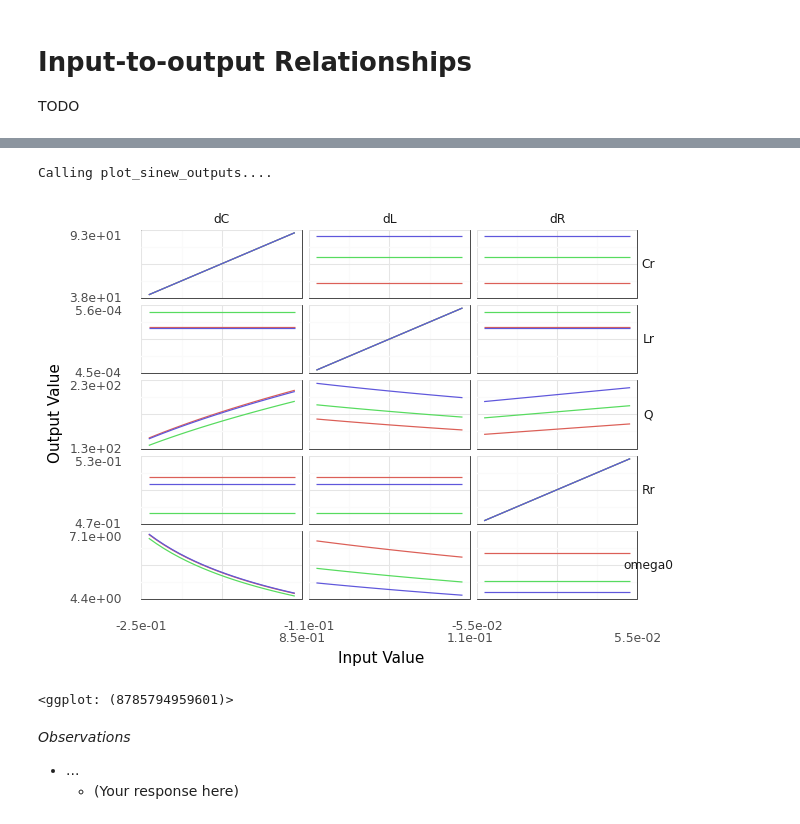
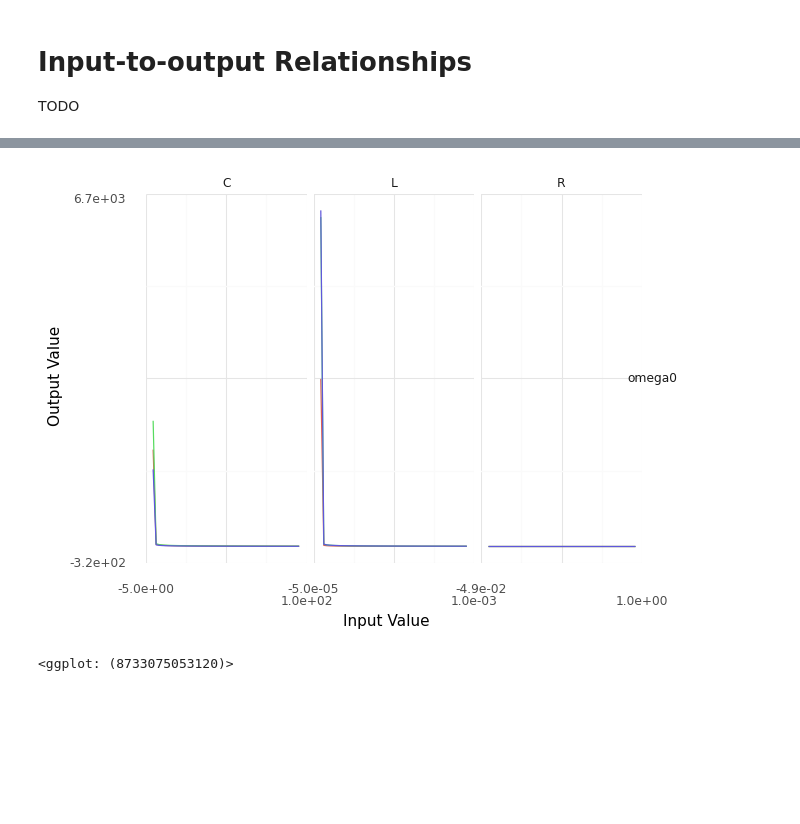
Before and after one commit to zdelrosario/evc-course, a Jupyter notebook: exercises/e-grama04-ema-master.ipynb, the cells around one changed output, grey strips where cells are left out. Drawn from its saved outputs; the diff is of its cells as text; code cells hidden in the pictures; blank space fills up the shorter version.

```diff
--- a/exercises/e-grama04-ema-master.ipynb
+++ b/exercises/e-grama04-ema-master.ipynb
@@ -316,19 +393,12 @@ Calling plot_corrtile....
 # %%
 (
     md_circuit
-# solution-begin
-    >> gr.ev_sinews(df_det="nom", n_density=20)
-    >> gr.pt_auto()
-# solution-end
+    >> gr.ev_sinews(df_det="swp", n_density=50)
+    >> gr.pt_sinew_outputs(
+        var=["L", "R", "C"],
+        out=["omega0"],
+    )
 )
 # %% [output]
+[figure, new version]
-Calling plot_sinew_outputs....
+<ggplot: (8733075053120)>
-[figure, old version]
-<ggplot: (8785794959601)>
-# %% [markdown]
-*Observations*
-
-<!-- task-begin -->
-- ...
-  - (Your response here)
-<!-- task-end -->
```
Also changed, not shown: parts of 20 cells of this notebook.
